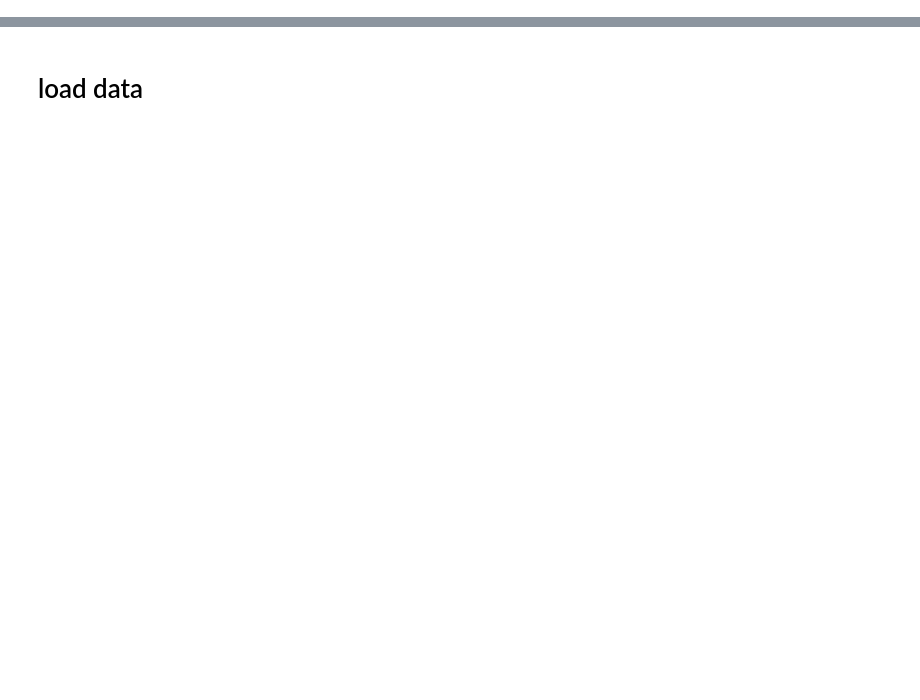
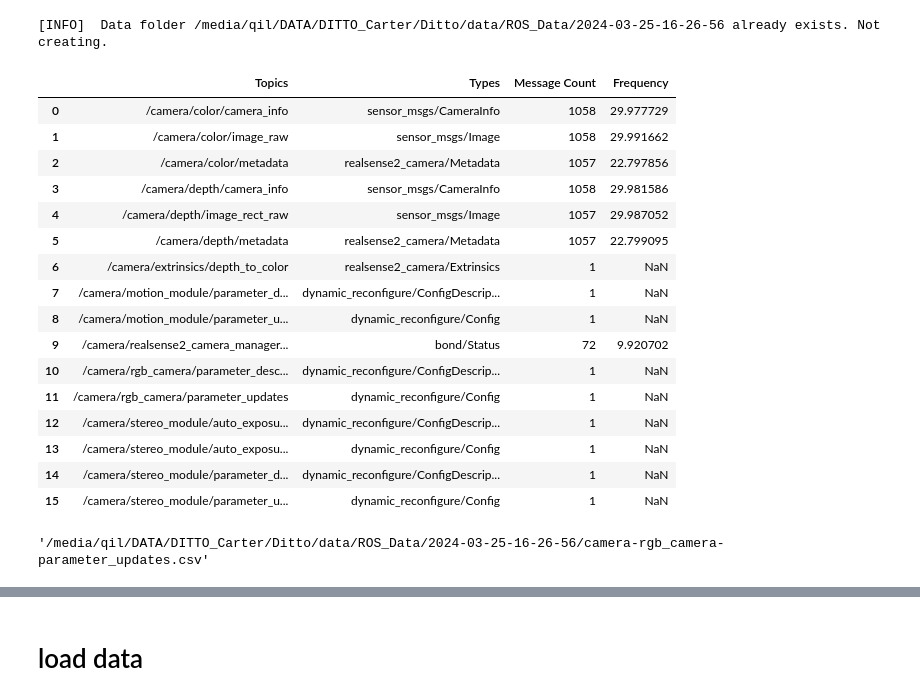
Before and after one commit to carteruh/Ditto_Research, a Jupyter notebook: notebooks/demo_depth_map.ipynb, the cells around one changed output, grey strips where cells are left out. Cells and saved outputs as stored; diff of their text form; code cells hidden in the pictures; blank space fills up the shorter version.

```diff
--- a/notebooks/demo_depth_map.ipynb
+++ b/notebooks/demo_depth_map.ipynb
@@ -19,0 +81,24 @@ from mpl_toolkits.mplot3d import Axes3D
+# %%
+b = bagreader('/media/qil/DATA/DITTO_Carter/Ditto/data/ROS_Data/2024-03-25-16-26-56.bag')
+# %% [output]
+[INFO]  Data folder /media/qil/DATA/DITTO_Carter/Ditto/data/ROS_Data/2024-03-25-16-26-56 already exists. Not creating.
+# %%
+b.topic_table
+# %% [output]
+|  | Topics | Types | Message Count | Frequency |
+| 0 | /camera/color/camera_info | sensor_msgs/CameraInfo | 1058 | 29.977729 |
+| 1 | /camera/color/image_raw | sensor_msgs/Image | 1058 | 29.991662 |
+| 2 | /camera/color/metadata | realsense2_camera/Metadata | 1057 | 22.797856 |
+| 3 | /camera/depth/camera_info | sensor_msgs/CameraInfo | 1058 | 29.981586 |
+| 4 | /camera/depth/image_rect_raw | sensor_msgs/Image | 1057 | 29.987052 |
+| 5 | /camera/depth/metadata | realsense2_camera/Metadata | 1057 | 22.799095 |
+| 6 | /camera/extrinsics/depth_to_color | realsense2_camera/Extrinsics | 1 | NaN |
+| 7 | /camera/motion_module/parameter_d... | dynamic_reconfigure/ConfigDescrip... | 1 | NaN |
+| 8 | /camera/motion_module/parameter_u... | dynamic_reconfigure/Config | 1 | NaN |
+| 9 | /camera/realsense2_camera_manager... | bond/Status | 72 | 9.920702 |
+| 10 | /camera/rgb_camera/parameter_desc... | dynamic_reconfigure/ConfigDescrip... | 1 | NaN |
+| 11 | /camera/rgb_camera/parameter_updates | dynamic_reconfigure/Config | 1 | NaN |
+| 12 | /camera/stereo_module/auto_exposu... | dynamic_reconfigure/ConfigDescrip... | 1 | NaN |
+| 13 | /camera/stereo_module/auto_exposu... | dynamic_reconfigure/Config | 1 | NaN |
+| 14 | /camera/stereo_module/parameter_d... | dynamic_reconfigure/ConfigDescrip... | 1 | NaN |
+| 15 | /camera/stereo_module/parameter_u... | dynamic_reconfigure/Config | 1 | NaN |
@@ -19,0 +107,4 @@ from mpl_toolkits.mplot3d import Axes3D
+# %%
+newmsg
+# %% [output]
+'/media/qil/DATA/DITTO_Carter/Ditto/data/ROS_Data/2024-03-25-16-26-56/camera-rgb_camera-parameter_updates.csv'
```
Also changed, not shown: parts of 20 cells of this notebook, 3 other files.
